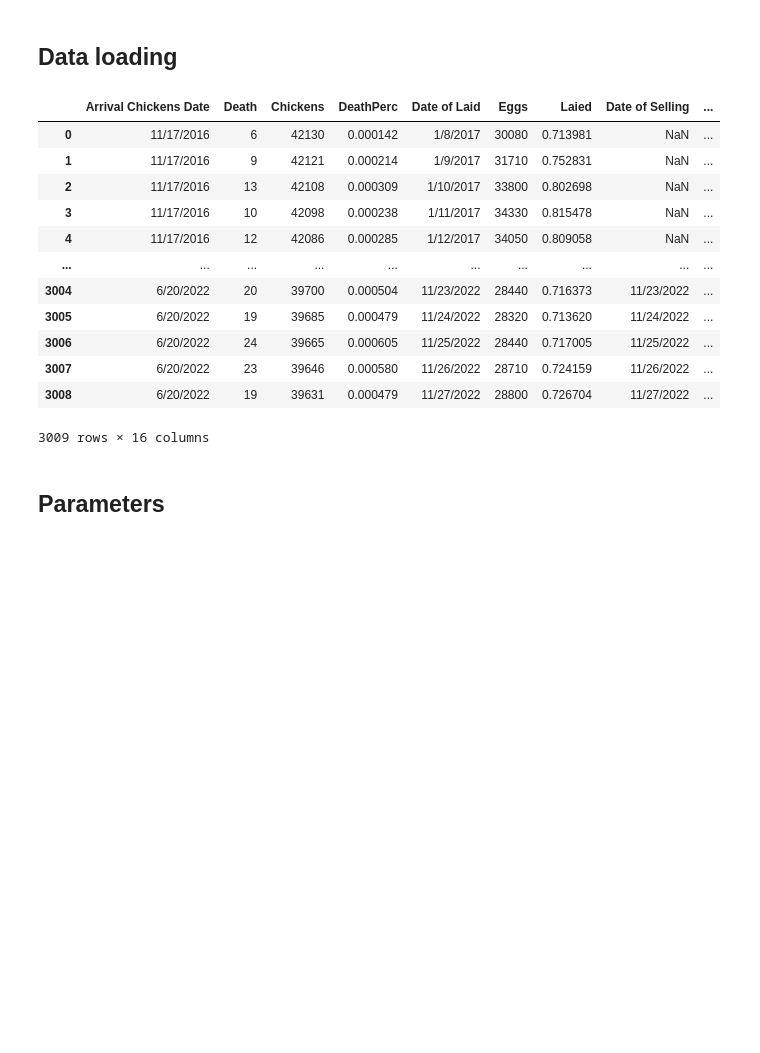
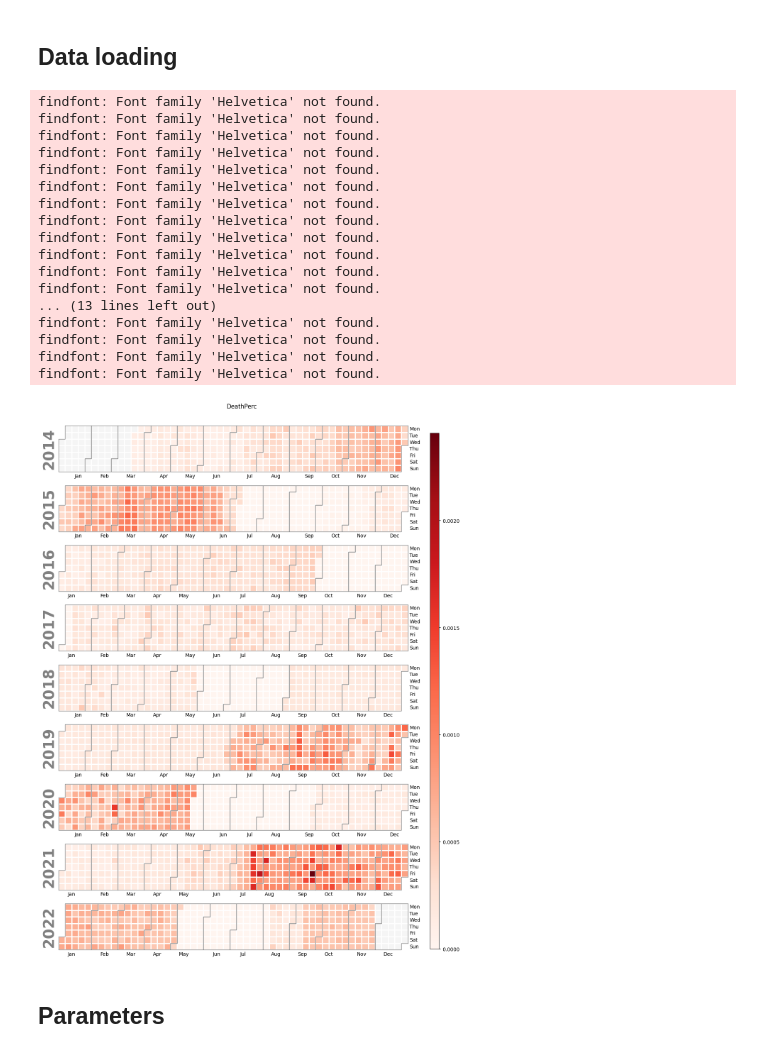
Before and after one commit to CanaliDavide/DASA--Project, a Jupyter notebook: Clustering/Concatenation.ipynb, the cells around one changed output. Cells and saved outputs as stored; diff of their text form; code cells hidden in the pictures; blank space fills up the shorter version.

```diff
--- a/Clustering/Concatenation.ipynb
+++ b/Clustering/Concatenation.ipynb
@@ -19,47 +21,55 @@ cycleZ = pd.read_csv("../Data/Chickens data/WithMacro/CycleZ-Clean.csv")
 cycleZ = cycleZ.drop(columns=["Feed","Water"])
 cycles.append(cycleZ)
 
 cycleX1 = pd.read_csv("../Data/Chickens data/WithMacro/CycleX_1-Clean.csv")
 cycleX1 = cycleX1.drop(columns=["Feed","Water"])
 cycles.append(cycleX1)
 
 cycleX2 = pd.read_csv("../Data/Chickens data/WithMacro/CycleX_2-Clean.csv")
 cycleX2 = cycleX2.drop(columns=["Feed","Water"])
 cycles.append(cycleX2)
 
 cycleY = pd.read_csv("../Data/Chickens data/WithMacro/CycleY-Clean.csv")
 cycleY = cycleY.drop(columns=["Feed","Water"])
 cycles.append(cycleY)
 
 cycleA = pd.read_csv("../Data/Chickens data/WithMacro/CycleA-Clean.csv")
 cycleA = cycleA.drop(columns=["Feed","Water"])
 cycles.append(cycleA)
 
 cycleB = pd.read_csv("../Data/Chickens data/WithMacro/CycleB-Clean.csv")
 cycleB = cycleB.drop(columns=["Feed","Water"])
 cycles.append(cycleB)
 
 cycleC = pd.read_csv("../Data/Chickens data/WithMacro/CycleC-Clean.csv")
 cycleC = cycleC.drop(columns=["Feed","Water"])
 cycles.append(cycleC)
 
 cycle = pd.concat(cycles, axis=0, ignore_index=True)
 
-cycle
+cycle['Date of Laid'] = pd.to_datetime(cycle['Date of Laid'])
+cycle.set_index('Date of Laid', inplace = True)
+cp.calplot(data=cycle['DeathPerc'], cmap = 'Reds', suptitle = "DeathPerc")
+plt.show()
 # %% [output]
-|  | Arrival Chickens Date | Death | Chickens | DeathPerc | Date of Laid | Eggs | Laied | Date of Selling | ... |
-| 0 | 11/17/2016 | 6 | 42130 | 0.000142 | 1/8/2017 | 30080 | 0.713981 | NaN | ... |
-| 1 | 11/17/2016 | 9 | 42121 | 0.000214 | 1/9/2017 | 31710 | 0.752831 | NaN | ... |
-| 2 | 11/17/2016 | 13 | 42108 | 0.000309 | 1/10/2017 | 33800 | 0.802698 | NaN | ... |
-| 3 | 11/17/2016 | 10 | 42098 | 0.000238 | 1/11/2017 | 34330 | 0.815478 | NaN | ... |
-| 4 | 11/17/2016 | 12 | 42086 | 0.000285 | 1/12/2017 | 34050 | 0.809058 | NaN | ... |
-| ... | ... | ... | ... | ... | ... | ... | ... | ... | ... |
-| 3004 | 6/20/2022 | 20 | 39700 | 0.000504 | 11/23/2022 | 28440 | 0.716373 | 11/23/2022 | ... |
-| 3005 | 6/20/2022 | 19 | 39685 | 0.000479 | 11/24/2022 | 28320 | 0.713620 | 11/24/2022 | ... |
-| 3006 | 6/20/2022 | 24 | 39665 | 0.000605 | 11/25/2022 | 28440 | 0.717005 | 11/25/2022 | ... |
-| 3007 | 6/20/2022 | 23 | 39646 | 0.000580 | 11/26/2022 | 28710 | 0.724159 | 11/26/2022 | ... |
-| 3008 | 6/20/2022 | 19 | 39631 | 0.000479 | 11/27/2022 | 28800 | 0.726704 | 11/27/2022 | ... |
-3009 rows × 16 columns
+findfont: Font family 'Helvetica' not found.
+findfont: Font family 'Helvetica' not found.
+findfont: Font family 'Helvetica' not found.
+findfont: Font family 'Helvetica' not found.
+findfont: Font family 'Helvetica' not found.
+findfont: Font family 'Helvetica' not found.
+findfont: Font family 'Helvetica' not found.
+findfont: Font family 'Helvetica' not found.
+findfont: Font family 'Helvetica' not found.
+findfont: Font family 'Helvetica' not found.
+findfont: Font family 'Helvetica' not found.
+findfont: Font family 'Helvetica' not found.
+... (13 lines left out)
+findfont: Font family 'Helvetica' not found.
+findfont: Font family 'Helvetica' not found.
+findfont: Font family 'Helvetica' not found.
+findfont: Font family 'Helvetica' not found.
+[figure, added]
 # %%
 cycle = cycle.rename(columns={"Laied": "Laid"})
 # %% [markdown]
```
Also changed, not shown: parts of 1 cell of this notebook, 1 other file.
